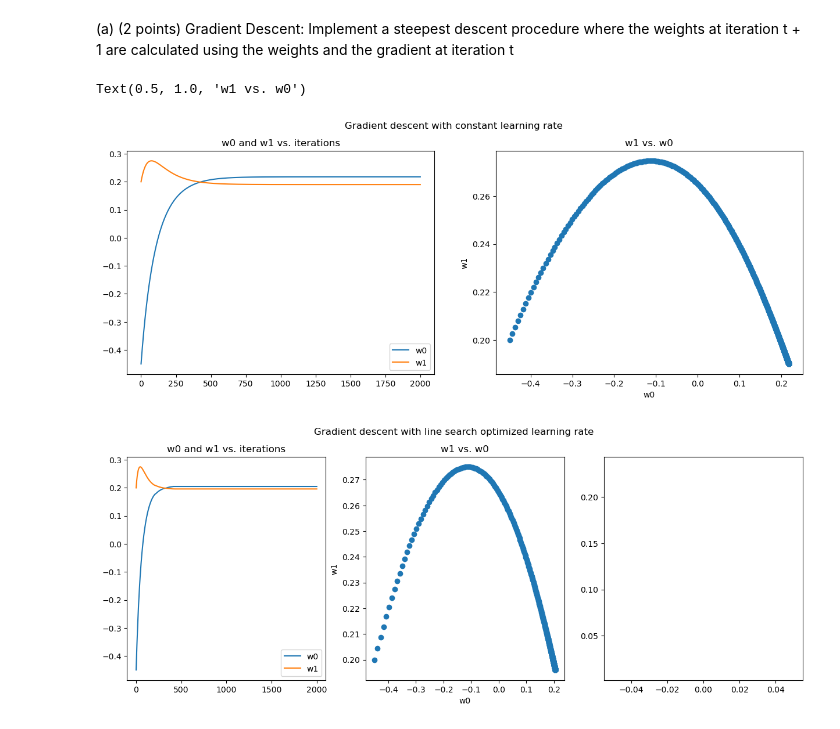
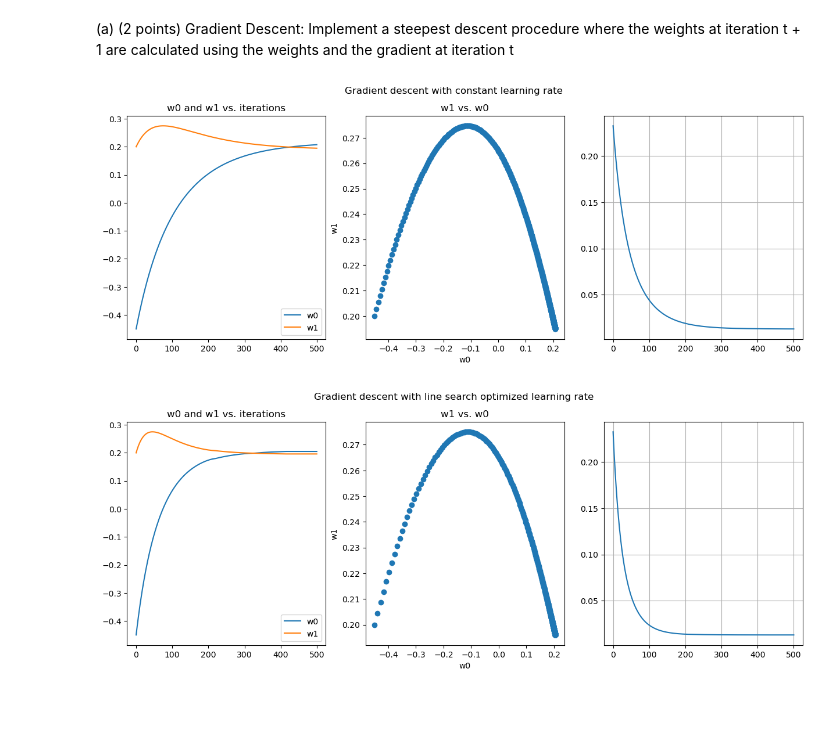
Before and after one commit to Javiermateor/Machine-Intelligence-I, a Jupyter notebook: Exercises/Exercise_04.ipynb, the cells around one changed output. Saved outputs shown, nothing was run; the diff lists cells and outputs as text; code cells hidden in the pictures.

Commit message:
added plots

```diff
--- a/Exercises/Exercise_04.ipynb
+++ b/Exercises/Exercise_04.ipynb
@@ -30,7 +30,7 @@ w1 = np.array([[-0.45, 0.2]]).T
 # %%
 w = w1
 nu = 0.01
-for i in np.arange(2000):
+for i in np.arange(500):
     #2x2
     H = 1/3 * X @ X.T
     #2x1
@@ -42,22 +42,30 @@ for i in np.arange(2000):
 # %%
 #Plot results
 fig = plt.figure(figsize=(15,5))
 fig.suptitle('Gradient descent with constant learning rate')
-ax1 = fig.add_subplot(1,2,1)
+ax1 = fig.add_subplot(1,3,1)
 
 plt.plot(w[0,:], label = 'w0')
 plt.plot(w[1,:], label = 'w1')
 plt.legend()
 plt.title('w0 and w1 vs. iterations')
 
-ax2 = fig.add_subplot(1,2,2)
+ax2 = fig.add_subplot(1,3,2)
 plt.scatter(w[0,:], w[1,:])
 plt.xlabel('w0')
 plt.ylabel('w1')
 plt.title('w1 vs. w0')
+
+ax3 = fig.add_subplot(1,3,3)
+errors = np.zeros(np.shape(w[1])[0])
+index = np.arange(np.shape(w[1])[0])
+for i in index:
+    errors[i] = 0.5 * np.sum(np.square(w[:,i].T @ X - Y_true))/3
+
+plt.plot(index, errors)
+plt.grid()
 # %% [output]
-Text(0.5, 1.0, 'w1 vs. w0')
-[figure, old version]
+[figure, new version]
 # %%
 #Line Search
 def line_search(w_i, g, X, Y, a = 0.005, b = 0.01, c = 0.02):
@@ -143,7 +151,12 @@ plt.ylabel('w1')
 plt.title('w1 vs. w0')
 
 ax3 = fig.add_subplot(1,3,3)
-for i in np.arange(np.shape(w[1])[0]):
-    plt.plot(0.5 * np.sum(np.square(w[:,i].T @ X - Y_true))/3)
+errors = np.zeros(np.shape(w[1])[0])
+index = np.arange(np.shape(w[1])[0])
+for i in index:
+    errors[i] = 0.5 * np.sum(np.square(w[:,i].T @ X - Y_true))/3
+
+plt.plot(index, errors)
+plt.grid()
 # %% [output]
-[figure, old version]
+[figure, new version]
```
Also changed, not shown: parts of 4 cells of this notebook.
